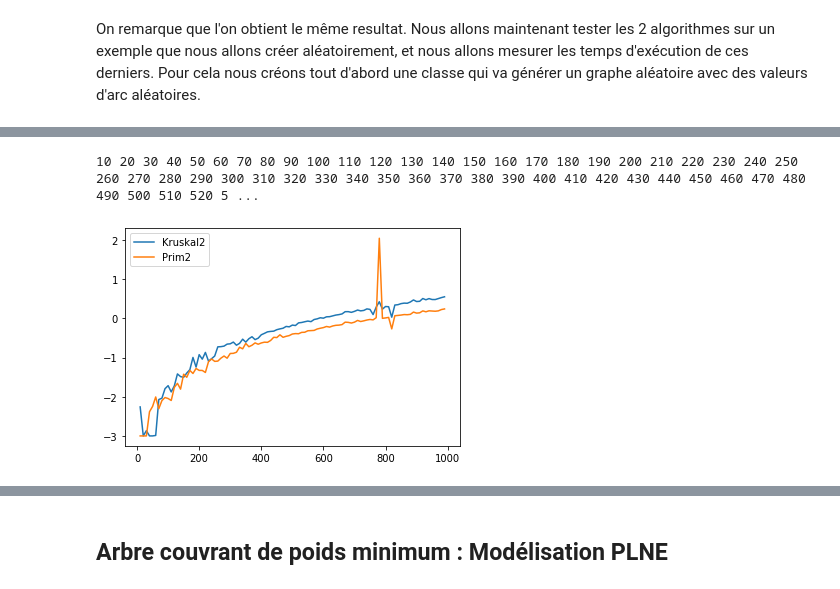
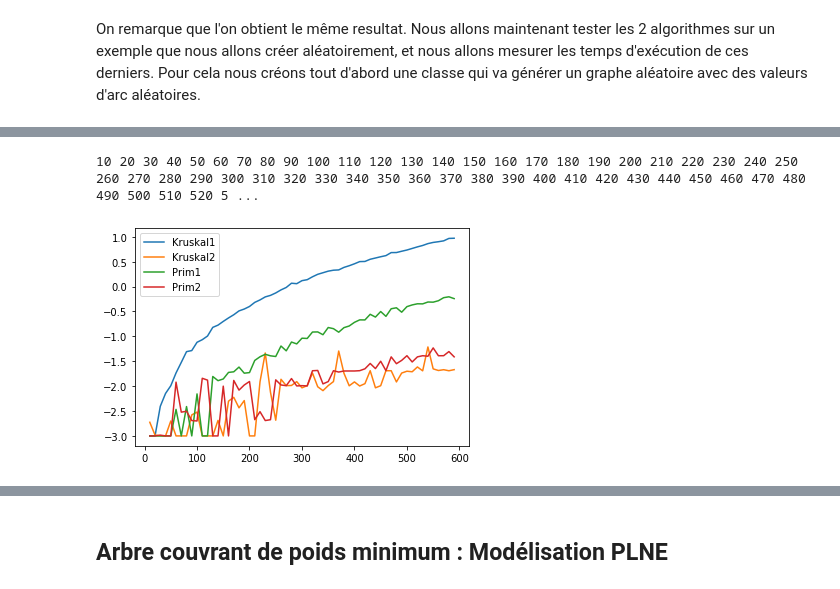
Before and after one commit to vbertret/Optimisation-Discrete, a Jupyter notebook: TEST.ipynb, the cells around one changed output, grey strips where cells are left out. Saved outputs shown, nothing was run; the diff lists cells and outputs as text; code cells hidden in the pictures.

```diff
--- a/TEST.ipynb
+++ b/TEST.ipynb
@@ -362,0 +412,18 @@ Test pour savoir si les 2 algorithmes rendent le même resultat : True
+# %%
+#Méthode pour générer un graphe connexe simple non orienté
+    #nbSom : nombre de Sommet
+    #minVal : valeur maximum d'une arête
+    #maxVal : valeur maximale d'une arête
+def genGraphe2(nbS=10,nbA=100,minVal=1,maxVal=1000):
+    #On crée le graphe initial
+    graphe=Graphe()
+    #On répertorie toutes les possibilités d'arêtes possibles
+    possibilite = [ [i,j]   for i in range(1,nbS+1) for j in range(i+2,nbS+1)]
+    #On crée un cycle trivial dans le graphe afin qu'il soit connexe
+    for i in range(1,nbS+1):
+        graphe.ajouterArete(str(i),str((i % nbS) + 1),random.randint(minVal,maxVal))
+    #On complete le graphe par des arêtes choisies au hasard parmi celle possible
+    for choice in random.sample(possibilite,k=min((nbA-nbS),len(possibilite))):
+        graphe.ajouterArete(str(choice[0]),str(choice[1]),random.randint(minVal,maxVal))
+    #On retourne le graphe
+    return(graphe)
@@ -363,8 +483,5 @@ Test pour savoir si les 2 algorithmes rendent le même resultat : True
 # %%
-import matplotlib.pyplot as plt
-import math
-
-nTest=[ i*10 for i in range(1,100)]
+nTest=[ i*10 for i in range(1,60)]
 tkruskal2=[]
 tkruskal1=[]
 tprim1=[]
@@ -373,7 +490,7 @@ o=[]
 
 for i in nTest:
     print(i, end=" ")
-    B=genGraphe2(i,i*500)
+    B=genGraphe2(i,i*20)
 
     t1=time.time()
     arbre1=Kruskal2(B)
@@ -382,41 +499,39 @@ for i in nTest:
         tkruskal2.append(-3)
     else:
         tkruskal2.append(math.log(t2-t1,10))
-    """
+
     t1=time.time()
     arbre1=Kruskal(B)
     t2=time.time()
     if (t2-t1)<0.001:
         tkruskal1.append(-3)
     else:
         tkruskal1.append(math.log(t2-t1,10))
-    """
+
     t1=time.time()
     arbre1=Prim2(B)
     t2=time.time()
     if (t2-t1)<0.001:
         tprim2.append(-3)
     else:
         tprim2.append(math.log(t2-t1,10))
-    """
+
     t1=time.time()
     arbre1=Prim(B)
     t2=time.time()
     if (t2-t1)<0.001:
         tprim1.append(-3)
     else:
         tprim1.append(math.log(t2-t1,10))
-    """
+
     o.append(i)
 
-#plt.plot(nTest,tkruskal1,label="Kruskal1")
+plt.plot(nTest,tkruskal1,label="Kruskal1")
 plt.plot(nTest,tkruskal2,label="Kruskal2")
-#plt.plot(nTest,tprim1,label="Prim1")
+plt.plot(nTest,tprim1,label="Prim1")
 plt.plot(nTest,tprim2,label="Prim2")
 plt.legend()
-
-#plt.plot(nTest,o)
 plt.show()
 # %% [output]
 10 20 30 40 50 60 70 80 90 100 110 120 130 140 150 160 170 180 190 200 210 220 230 240 250 260 270 280 290 300 310 320 330 340 350 360 370 380 390 400 410 420 430 440 450 460 470 480 490 500 510 520 5 ...
-[figure, old version]
+[figure, new version]
```
Also changed, not shown: parts of 31 cells of this notebook.
